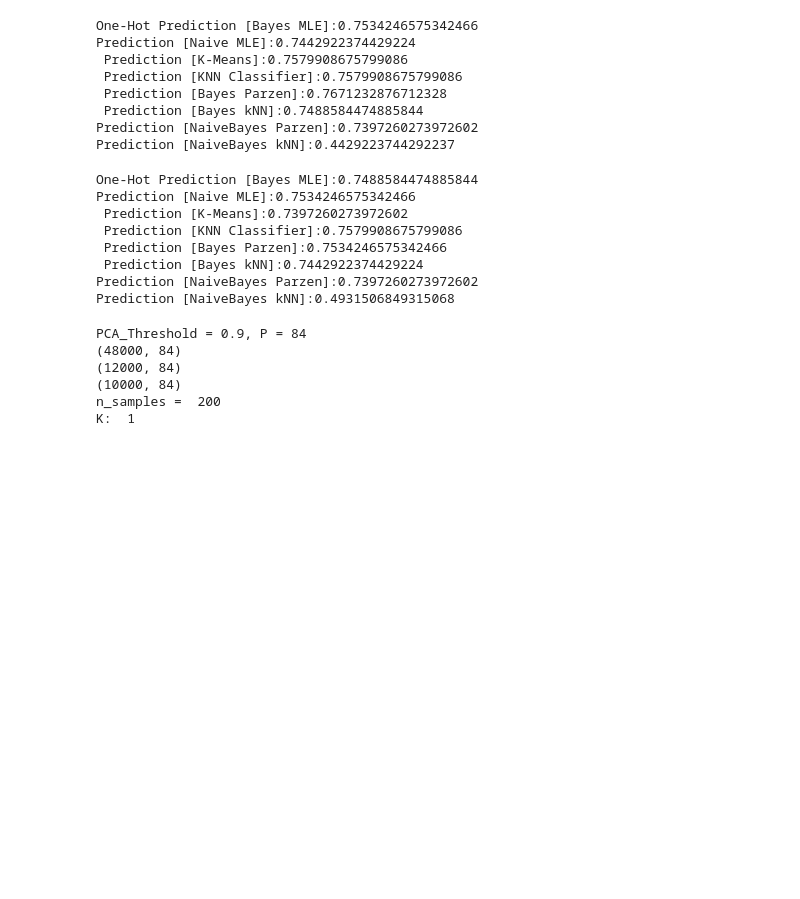
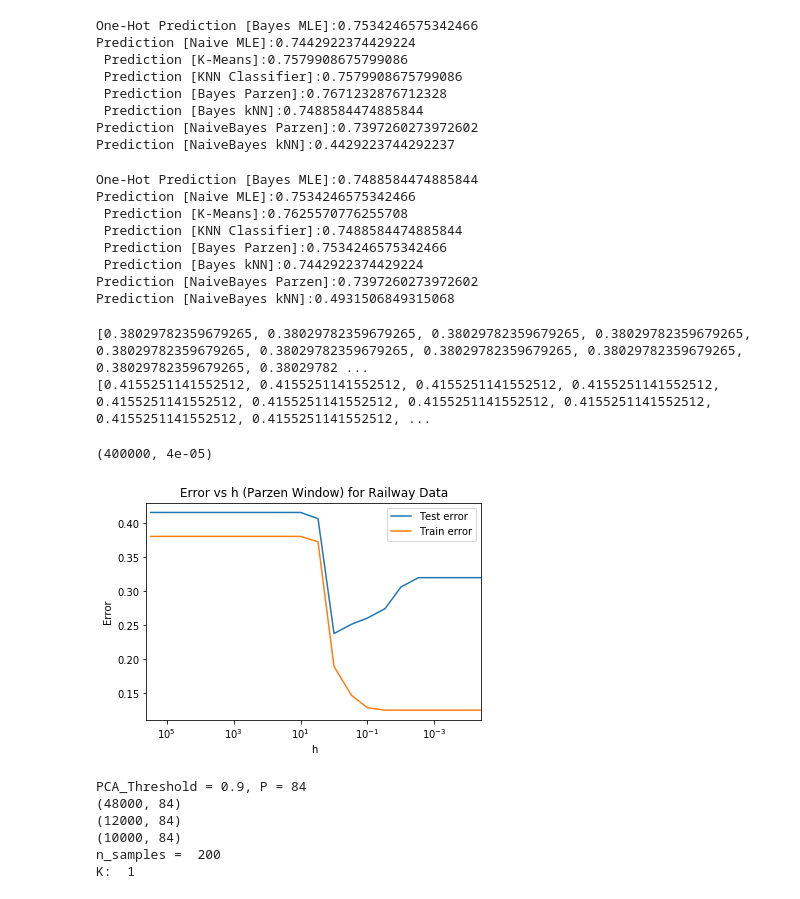
Before and after one commit to Siddhant24/ELL409, a Jupyter notebook: Assigment_1/Assignment 1.ipynb, the cells around one changed output. Saved outputs shown, nothing was run; the diff lists cells and outputs as text; code cells hidden in the pictures; blank space fills up the shorter version.

```diff
--- a/Assigment_1/Assignment 1.ipynb
+++ b/Assigment_1/Assignment 1.ipynb
@@ -643,11 +694,11 @@ y_pred = naiveBayesClassifier(X_test, X_train, y_train, maximumLikelyhoodEstimat
 acc = accuracy(y_pred, y_test)
 print("Prediction [Naive MLE]:" + str(acc))
 
-y_pred = KMeansClassifier(X_test, X_train, y_train, K = 10)[0]
+y_pred = KMeansClassifier(X_test, X_train, y_train, K = 100)[0]
 acc = accuracy(y_pred, y_test)
 print(" Prediction [K-Means]:" + str(acc))
 
-y_pred = knnClassifier(X_test, X_train, y_train, K = 20)
+y_pred = knnClassifier(X_test, X_train, y_train, K = 30)
 acc = accuracy(y_pred, y_test)
 print(" Prediction [KNN Classifier]:" + str(acc))
 
@@ -669,12 +720,39 @@ print("Prediction [NaiveBayes kNN]:" + str(acc))
 # %% [output]
 One-Hot Prediction [Bayes MLE]:0.7488584474885844
 Prediction [Naive MLE]:0.7534246575342466
- Prediction [K-Means]:0.7397260273972602
- Prediction [KNN Classifier]:0.7579908675799086
+ Prediction [K-Means]:0.7625570776255708
+ Prediction [KNN Classifier]:0.7488584474885844
  Prediction [Bayes Parzen]:0.7534246575342466
  Prediction [Bayes kNN]:0.7442922374429224
 Prediction [NaiveBayes Parzen]:0.7397260273972602
 Prediction [NaiveBayes kNN]:0.4931506849315068
+# %%
+(X_train, y_train, X_val, y_val, X_test, y_test) = prepareRailwayData(scale = 1);
+hlist = [300000, 100000, 30000, 10000, 3000, 1000, 300, 100, 30, 10, 3, 1, 0.3, 0.1, 0.03, 0.01, 0.003, 0.001, 0.0003, 0.0001, 0.00003, 0.00001]
+acctest = []
+acctrain = []
+for h in hlist:
+    y_pred = bayesClassifier(X_test, X_train, y_train, parzenWindowEstimation_gaussian, h)
+    y_predtrain = bayesClassifier(X_train, X_train, y_train, parzenWindowEstimation_gaussian, h)
+    acctest.append(1-accuracy(y_pred, y_test))
+    acctrain.append(1-accuracy(y_predtrain, y_train))
+
+print(acctrain)
+print(acctest)
+plt.plot(hlist,acctest, label = 'Test error')
+plt.plot(hlist,acctrain, label = 'Train error')
+plt.xlabel('h')
+plt.ylabel('Error')
+plt.title('Error vs h (Parzen Window) for Railway Data')
+plt.axis('on')
+plt.xscale('log')
+plt.legend()
+plt.xlim(400000, 0.00004)
+# %% [output]
+[0.38029782359679265, 0.38029782359679265, 0.38029782359679265, 0.38029782359679265, 0.38029782359679265, 0.38029782359679265, 0.38029782359679265, 0.38029782359679265, 0.38029782359679265, 0.38029782 ...
+[0.4155251141552512, 0.4155251141552512, 0.4155251141552512, 0.4155251141552512, 0.4155251141552512, 0.4155251141552512, 0.4155251141552512, 0.4155251141552512, 0.4155251141552512, 0.4155251141552512, ...
+(400000, 4e-05)
+[figure, added]
 # %%
 
 
```
Also changed, not shown: parts of 8 cells of this notebook, 2 other files.
